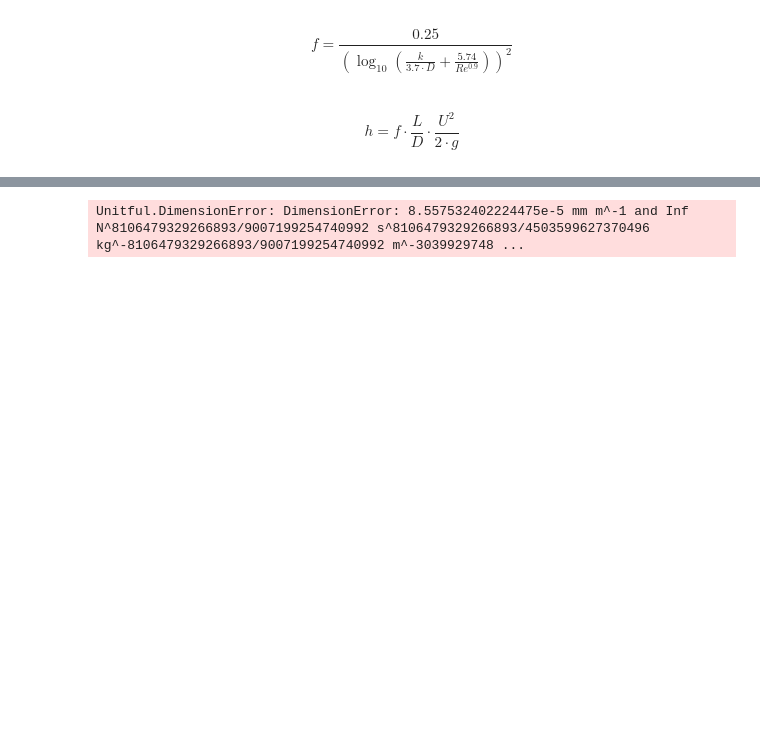
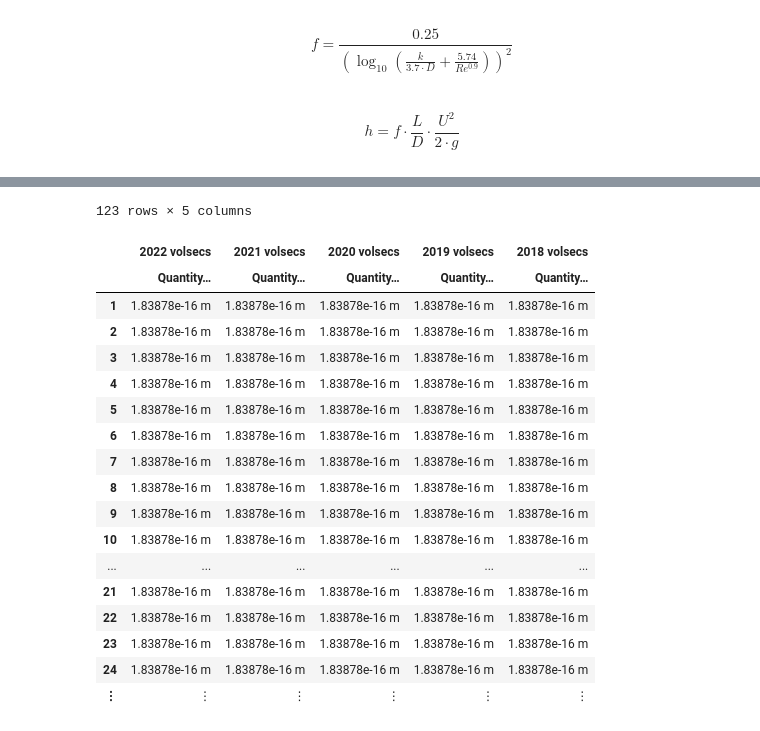
Before and after one commit to AwesomeQuest/ORKAHopverk, a Jupyter notebook: hopverk.ipynb, the cells around one changed output, grey strips where cells are left out. Drawn from its saved outputs; the diff is of its cells as text; code cells hidden in the pictures; blank space fills up the shorter version.

```diff
--- a/hopverk.ipynb
+++ b/hopverk.ipynb
@@ -143,12 +186,28 @@ h = f \cdot \frac{L}{D} \cdot \frac{U^{2}}{2 \cdot g}
 # %%
-Δh = (600-38)u"m"
-k = 0.025u"mm"
-D = 4u"m"
-U = datas[:,2:2:n]
-L = 42_500u"m"
+U = sqrt(g_n*Δh*2)/2
+D = 4*2π*r^2 ./ wp
 v = 1e-3u"N*s/m^2"/1e3u"kg/m^3"
-Re = Matrix(U) .* D/v
+Re = U .* D ./v
 
-f=0.25 ./ log10.(k/3.7D .+ 5.74 ./ Re .^ 0.9) .^ 2
+f=0.25 ./ log10.(k ./ (3.7 .* D) .+ 5.74 ./ Re .^ 0.9) .^ 2
+h=f .* L ./ D .* U.^2 ./ 2g_n
 # %% [output]
-Unitful.DimensionError: DimensionError: 8.557532402224475e-5 mm m^-1 and Inf N^8106479329266893/9007199254740992 s^8106479329266893/4503599627370496 kg^-8106479329266893/9007199254740992 m^-3039929748 ...
+123 rows × 5 columns
+|  | 2022 volsecs | 2021 volsecs | 2020 volsecs | 2019 volsecs | 2018 volsecs |
+|  | Quantity… | Quantity… | Quantity… | Quantity… | Quantity… |
+| 1 | 1.83878e-16 m | 1.83878e-16 m | 1.83878e-16 m | 1.83878e-16 m | 1.83878e-16 m |
+| 2 | 1.83878e-16 m | 1.83878e-16 m | 1.83878e-16 m | 1.83878e-16 m | 1.83878e-16 m |
+| 3 | 1.83878e-16 m | 1.83878e-16 m | 1.83878e-16 m | 1.83878e-16 m | 1.83878e-16 m |
+| 4 | 1.83878e-16 m | 1.83878e-16 m | 1.83878e-16 m | 1.83878e-16 m | 1.83878e-16 m |
+| 5 | 1.83878e-16 m | 1.83878e-16 m | 1.83878e-16 m | 1.83878e-16 m | 1.83878e-16 m |
+| 6 | 1.83878e-16 m | 1.83878e-16 m | 1.83878e-16 m | 1.83878e-16 m | 1.83878e-16 m |
+| 7 | 1.83878e-16 m | 1.83878e-16 m | 1.83878e-16 m | 1.83878e-16 m | 1.83878e-16 m |
+| 8 | 1.83878e-16 m | 1.83878e-16 m | 1.83878e-16 m | 1.83878e-16 m | 1.83878e-16 m |
+| 9 | 1.83878e-16 m | 1.83878e-16 m | 1.83878e-16 m | 1.83878e-16 m | 1.83878e-16 m |
+| 10 | 1.83878e-16 m | 1.83878e-16 m | 1.83878e-16 m | 1.83878e-16 m | 1.83878e-16 m |
+| ... | ... | ... | ... | ... | ... |
+| 21 | 1.83878e-16 m | 1.83878e-16 m | 1.83878e-16 m | 1.83878e-16 m | 1.83878e-16 m |
+| 22 | 1.83878e-16 m | 1.83878e-16 m | 1.83878e-16 m | 1.83878e-16 m | 1.83878e-16 m |
+| 23 | 1.83878e-16 m | 1.83878e-16 m | 1.83878e-16 m | 1.83878e-16 m | 1.83878e-16 m |
+| 24 | 1.83878e-16 m | 1.83878e-16 m | 1.83878e-16 m | 1.83878e-16 m | 1.83878e-16 m |
+| ⋮ | ⋮ | ⋮ | ⋮ | ⋮ | ⋮ |
```
Also changed, not shown: parts of 8 cells of this notebook, 1 other file.
